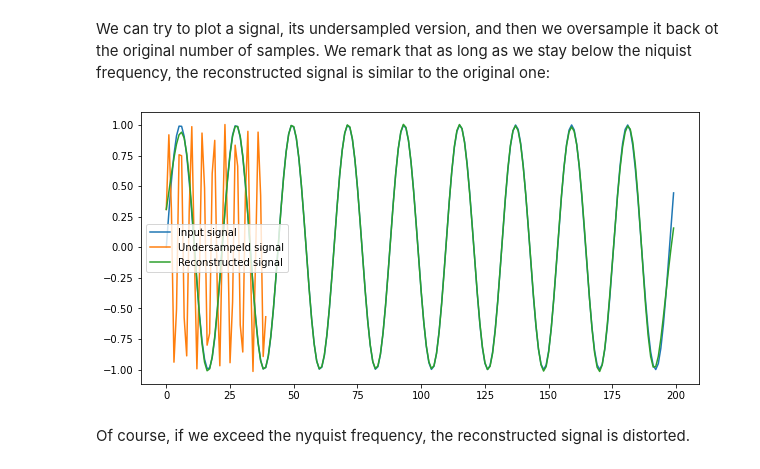
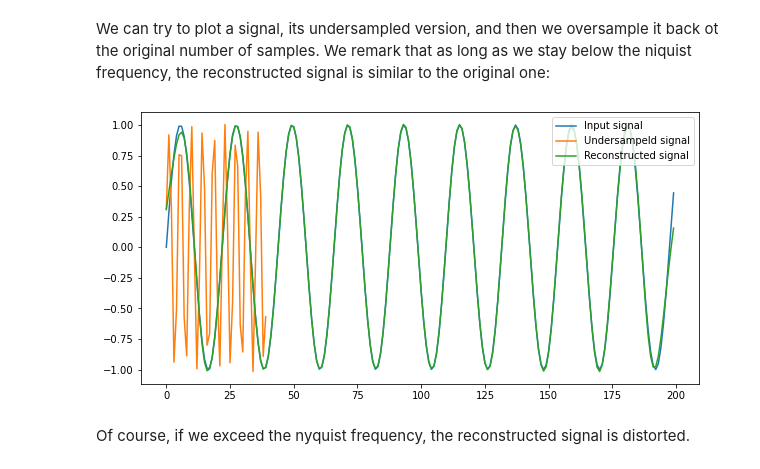
Before and after one commit to lucieperrotta/computersandmusic, a Jupyter notebook: Helpers.ipynb, the cells around one changed output. Saved outputs shown, nothing was run; the diff lists cells and outputs as text; code cells hidden in the pictures.

```diff
--- a/Helpers.ipynb
+++ b/Helpers.ipynb
@@ -317,19 +317,19 @@ We can try to plot a signal, its undersampled version, and then we oversample it
 # %%
 if __name__ == '__main__':
     input_signal = np.array([np.sin(0.9/np.pi*x) for x in range(0,200)])
 
     resamp = 5
     under_signal = undersample(input_signal, resamp)
     over_signal = oversample(under_signal, resamp)
 
     plt.figure(figsize=figsize)
     plt.plot(input_signal, label="Input signal")
     plt.plot(under_signal, label="Undersampeld signal")
     plt.plot(over_signal, label="Reconstructed signal")
-    plt.legend()
+    plt.legend(loc="upper right")
     plt.show()
 # %% [output]
-[figure, old version]
+[figure, new version]
 # %% [markdown]
 Of course, if we exceed the nyquist frequency, the reconstructed signal is distorted.
 # %%
```
Also changed, not shown: parts of 4 cells of this notebook, 3 other files.
